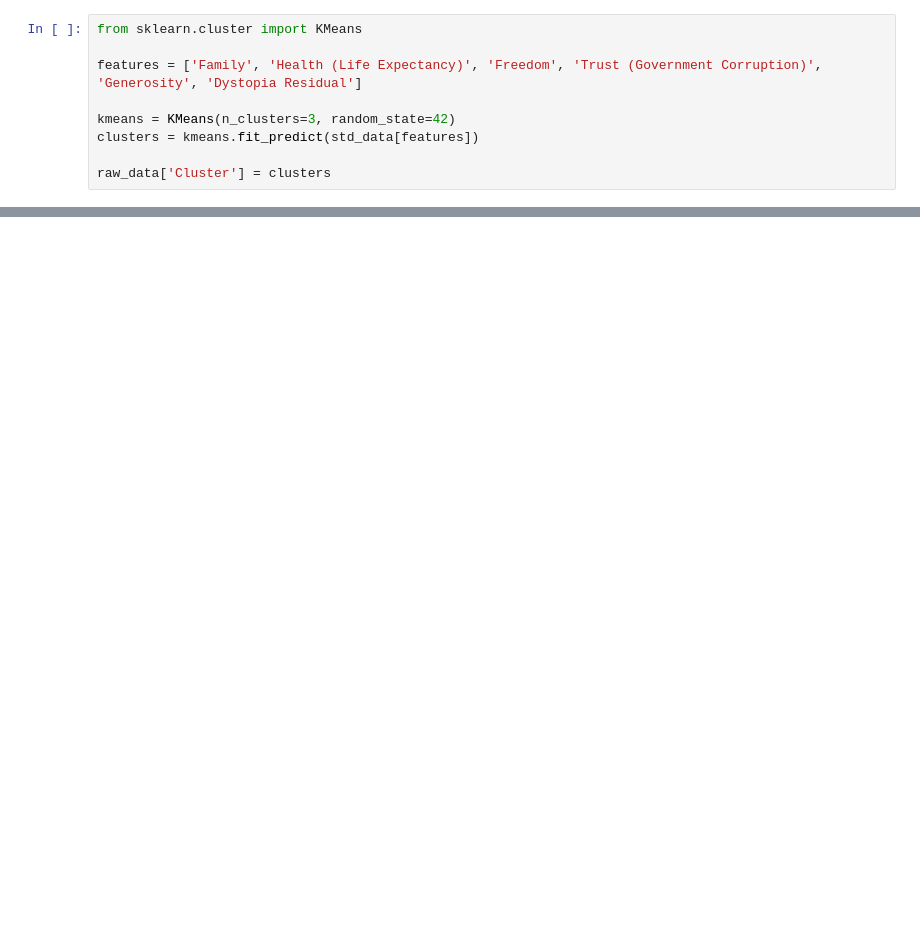
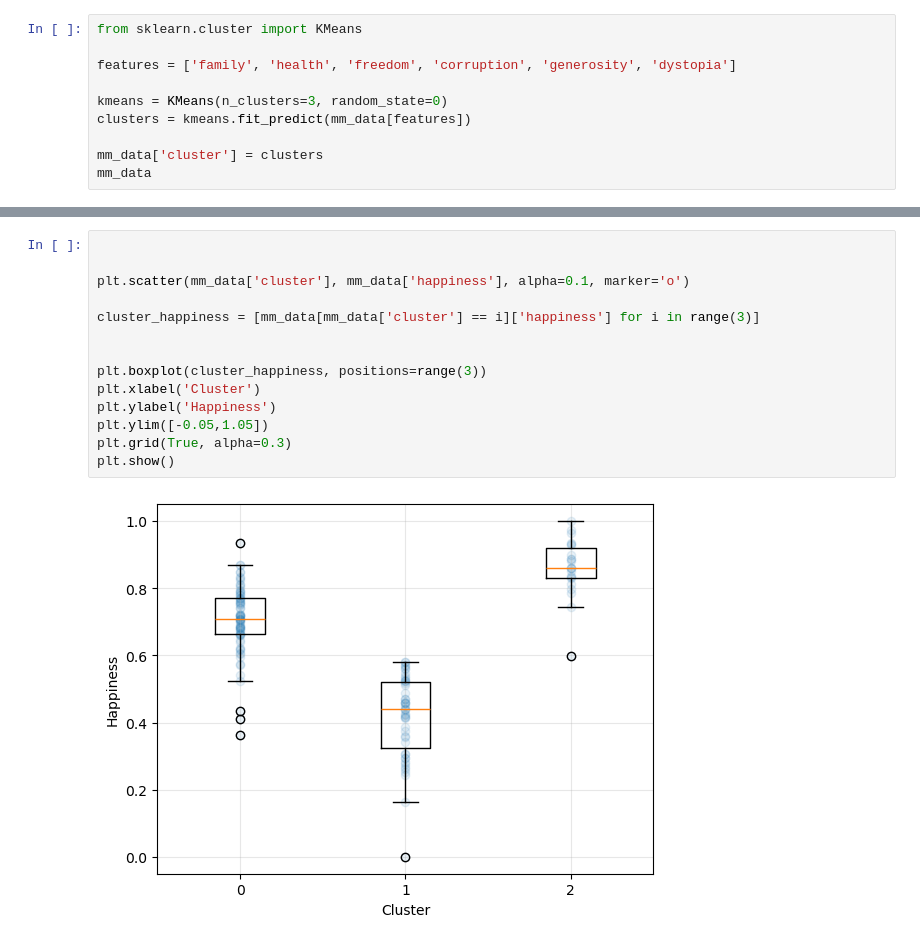
Before and after one commit to wtaranto/DSPS_wtaranto, a Jupyter notebook: HW7/happiness-project.ipynb, the cells around one changed output, grey strips where cells are left out. Drawn from its saved outputs; the diff is of its cells as text; blank space fills up the shorter version.

```diff
--- a/HW7/happiness-project.ipynb
+++ b/HW7/happiness-project.ipynb
@@ -88,10 +121,11 @@ Captions: *********************************
 # %%
 from sklearn.cluster import KMeans
 
-features = ['Family', 'Health (Life Expectancy)', 'Freedom', 'Trust (Government Corruption)', 'Generosity', 'Dystopia Residual']
+features = ['family', 'health', 'freedom', 'corruption', 'generosity', 'dystopia']
 
-kmeans = KMeans(n_clusters=3, random_state=42)
-clusters = kmeans.fit_predict(std_data[features])
+kmeans = KMeans(n_clusters=3, random_state=0)
+clusters = kmeans.fit_predict(mm_data[features])
 
-raw_data['Cluster'] = clusters
+mm_data['cluster'] = clusters
+mm_data
 # %% [output]
@@ -98,0 +145,16 @@ KeyError: "['Family', 'Health (Life Expectancy)', 'Freedom', 'Trust (Government
+# %%
+
+
+plt.scatter(mm_data['cluster'], mm_data['happiness'], alpha=0.1, marker='o')
+
+cluster_happiness = [mm_data[mm_data['cluster'] == i]['happiness'] for i in range(3)]
+
+
+plt.boxplot(cluster_happiness, positions=range(3))
+plt.xlabel('Cluster')
+plt.ylabel('Happiness')
+plt.ylim([-0.05,1.05])
+plt.grid(True, alpha=0.3)
+plt.show()
+# %% [output]
+[figure, added]
```
Also changed, not shown: parts of 18 cells of this notebook, 1 other file.
